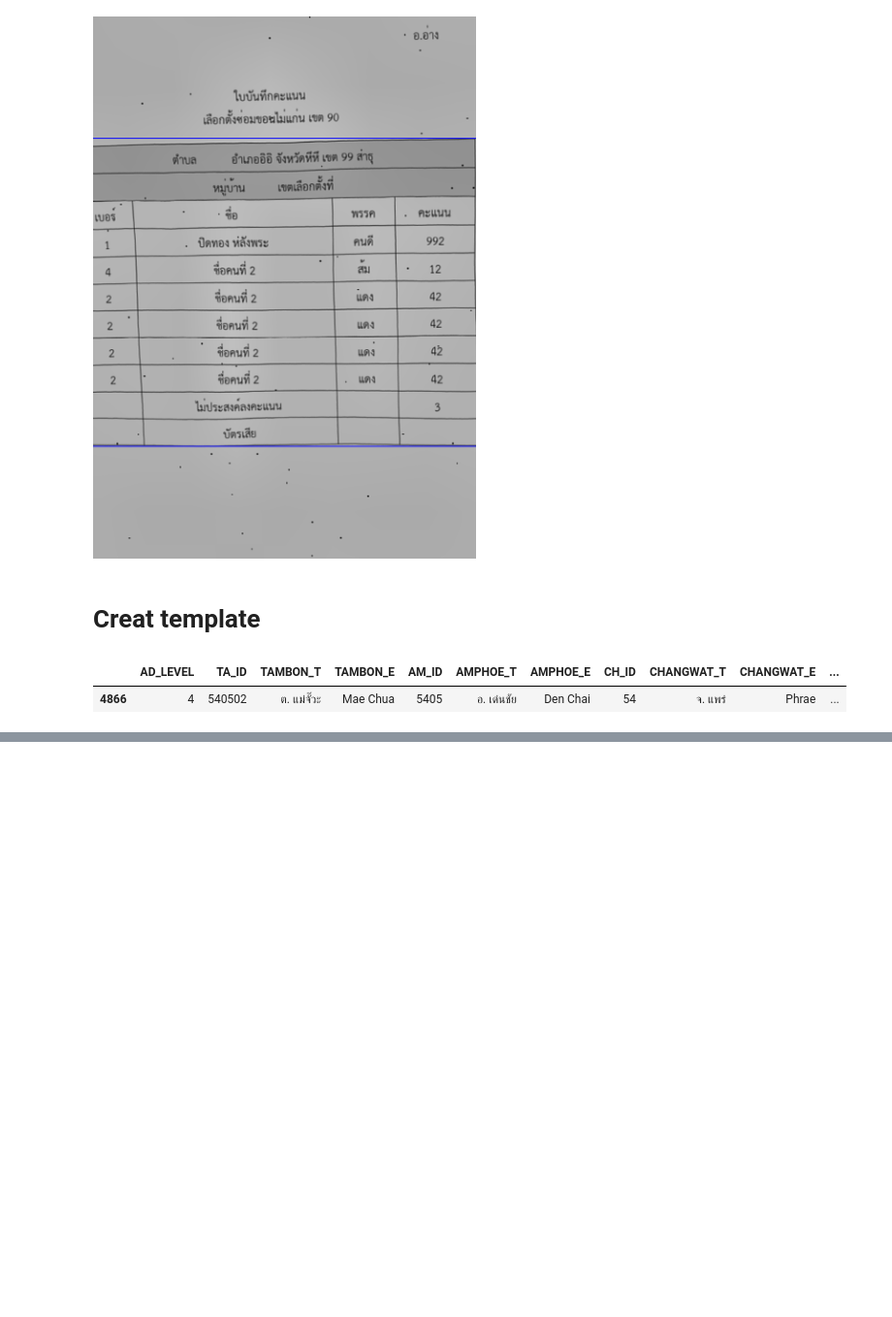
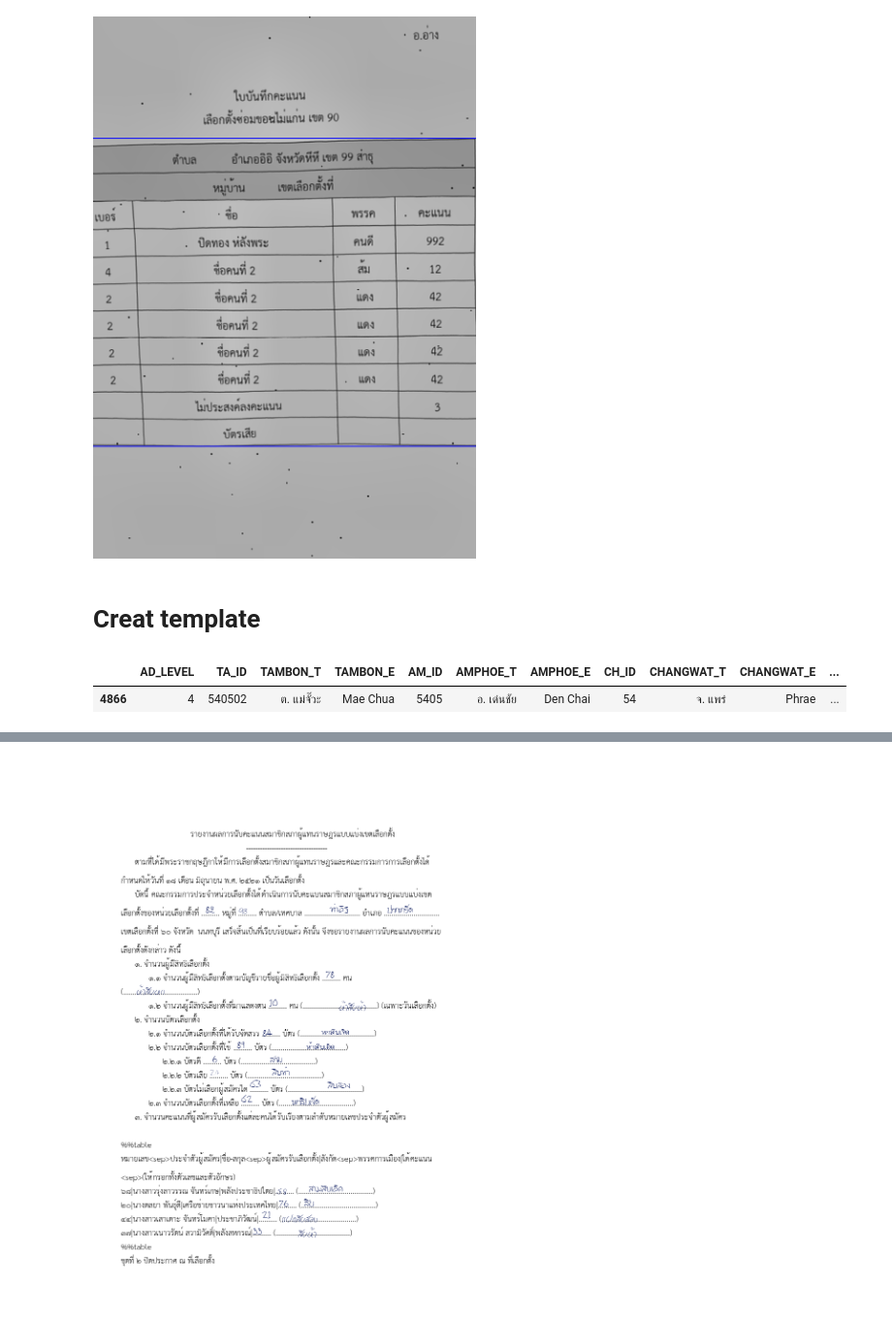
Before and after one commit to napatswift/vote-count, a Jupyter notebook: playground.ipynb, the cells around one changed output, grey strips where cells are left out. Shown at 97% size. Saved outputs shown, nothing was run; the diff lists cells and outputs as text; code cells hidden in the pictures; blank space fills up the shorter version.

```diff
--- a/playground.ipynb
+++ b/playground.ipynb
@@ -412,3 +447,34 @@ TextToken(tokens[429], BBox)._get_random_text()
+# %%
+image = Image.new('RGB', (image_width, image_height,), '#fff')
+draw = ImageDraw.Draw(image,)
+
+pen_color = random.choice(['#000F55', '#383b3e', '#ac3235'])
+
+start_y = 150
+start_x = 60
+max_x = image_width - start_x
+
+tambon = geo_names.sample()
+
+text_bboxes = []
+temp_token = {'text': [],'bbox': BBox()}
+
+line_hieght = 30
+curr_y = start_y
+curr_x = start_x
+
+table_flag = False
+table_cells = []
+
+for token in tokens:
+    token = TextToken(token)
+    x, y = token.put_on(curr_x, curr_y, start_x, max_x, line_height, draw)
+    curr_x = x
+    curr_y = y
+
+image
+# %% [output]
+[figure, added]
 # %%
 #create blank white paper
 image = Image.new('RGB', (image_width, image_height,), '#fff')
```
Also changed, not shown: parts of 10 cells of this notebook.
